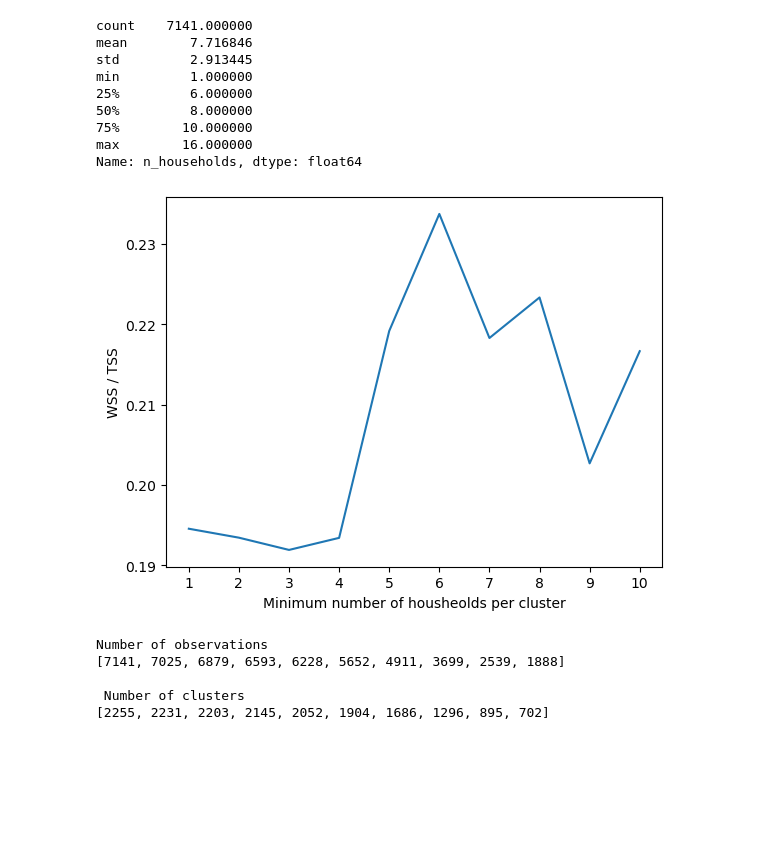
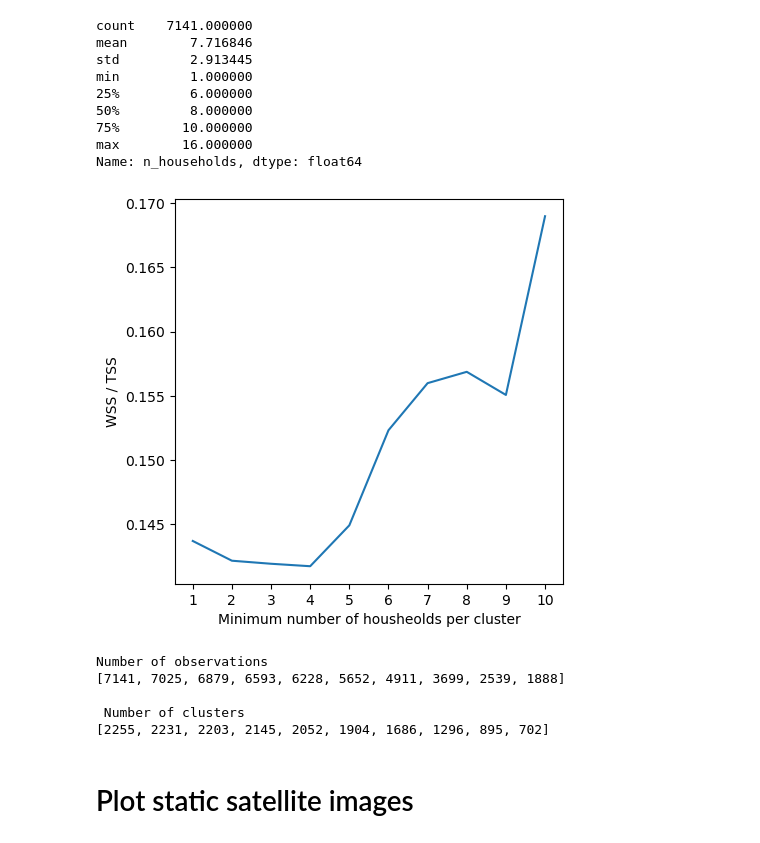
Before and after one commit to nateso/predicting_poverty, a Jupyter notebook: analysis/08_descriptive_statistics.ipynb, the cells around one changed output. Saved outputs shown, nothing was run; the diff lists cells and outputs as text; code cells hidden in the pictures; blank space fills up the shorter version.

```diff
--- a/analysis/08_descriptive_statistics.ipynb
+++ b/analysis/08_descriptive_statistics.ipynb
@@ -13,6 +13,7 @@ sat_img_dir = f"{root_data_dir}/satellite_imgs"
 # Load the LSMS data
 lsms_path = f"{root_data_dir}/lsms/processed/labels_cluster_v1.csv"
 lsms_df = pd.read_csv(lsms_path)
+lsms_df['log_mean_pc_cons_usd_2017'] = np.log(lsms_df['mean_pc_cons_usd_2017'])
 # %% [markdown]
 ## Describe the target variables
 # %%
@@ -90,18 +106,20 @@ n_clusters = []
 variance_share = []
 for i in thresholds:
     sub_df = lsms_df[lsms_df.n_households >= i].reset_index(drop = True)
-    SSW, SSB, SST = decomp_SST(sub_df, 'cluster_id', 'mean_pc_cons_usd_2017', verbose = False)
+    SSW, SSB, SST = decomp_SST(sub_df, 'cluster_id', 'log_mean_pc_cons_usd_2017', verbose = False)
     variance_share.append(SSW/SST)
     n.append(len(sub_df))
     n_clusters.append(len(np.unique(sub_df.cluster_id)))
 # %%
+plt.figure(figsize = (5,5))
 plt.plot(thresholds, variance_share)
 plt.xticks(ticks = thresholds)
 plt.xlabel("Minimum number of housheolds per cluster")
 plt.ylabel('WSS / TSS')
+plt.savefig("../figures/target_vars/share_WSS.png", dpi = 300, bbox_inches = 'tight')
 plt.show()
 # %% [output]
-[figure, old version]
+[figure, new version]
 # %%
 print('Number of observations')
 print(n)
@@ -113,3 +131,5 @@ Number of observations
 
  Number of clusters
 [2255, 2231, 2203, 2145, 2052, 1904, 1686, 1296, 895, 702]
+# %% [markdown]
+# Plot static satellite images
```
Also changed, not shown: parts of 19 cells of this notebook.
